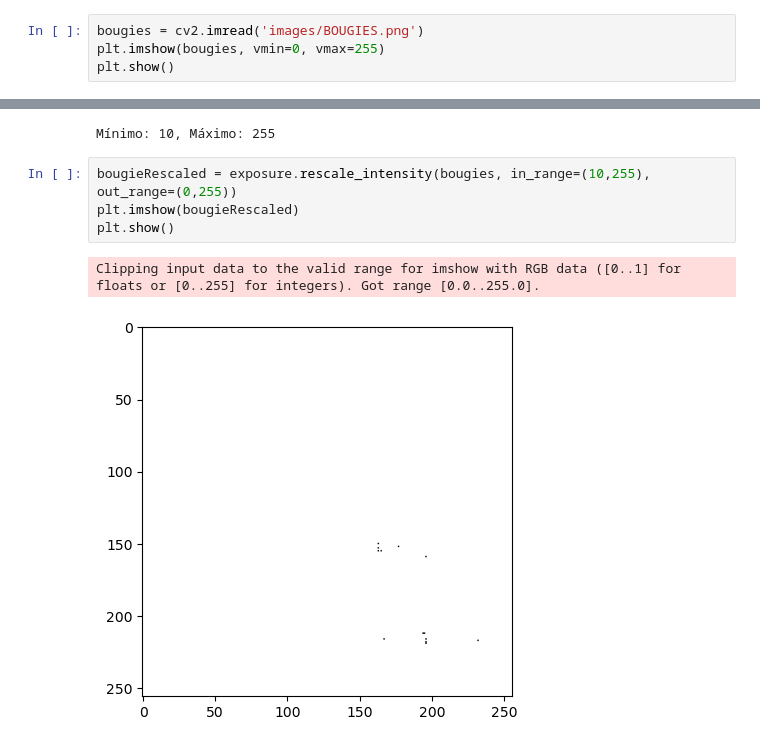
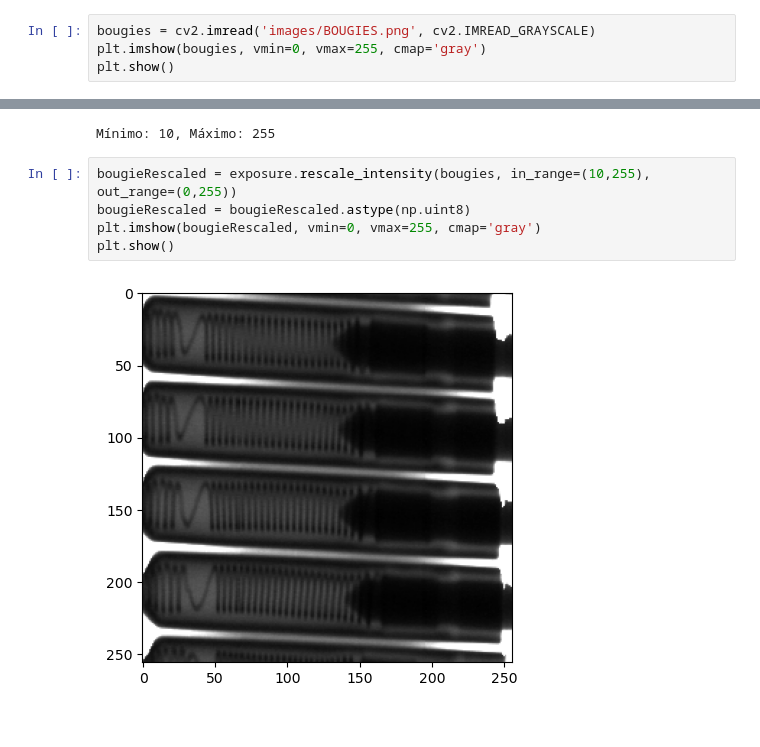
Before and after one commit to ImagenesYVision/Taller2, a Jupyter notebook: Taller2.ipynb, the cells around one changed output, grey strips where cells are left out. Cells and saved outputs as stored; diff of their text form.

```diff
--- a/Taller2.ipynb
+++ b/Taller2.ipynb
@@ -9,8 +9,8 @@ from skimage import exposure
 # %% [markdown]
 # **Comparación entre diferentes transformaciones del histograma**
 # %%
-bougies = cv2.imread('images/BOUGIES.png')
-plt.imshow(bougies, vmin=0, vmax=255)
+bougies = cv2.imread('images/BOUGIES.png', cv2.IMREAD_GRAYSCALE)
+plt.imshow(bougies, vmin=0, vmax=255, cmap='gray')
 plt.show()
 # %% [output]
 [figure]
@@ -26,8 +26,8 @@ print(f'Mínimo: {miniomo}, Máximo: {maxiomo}')
 Mínimo: 10, Máximo: 255
 # %%
 bougieRescaled = exposure.rescale_intensity(bougies, in_range=(10,255), out_range=(0,255))
-plt.imshow(bougieRescaled)
+bougieRescaled = bougieRescaled.astype(np.uint8)
+plt.imshow(bougieRescaled, vmin=0, vmax=255, cmap='gray')
 plt.show()
 # %% [output]
-Clipping input data to the valid range for imshow with RGB data ([0..1] for floats or [0..255] for integers). Got range [0.0..255.0].
-[figure, old version]
+[figure, new version]
```
Also changed, not shown: parts of 17 cells of this notebook.
